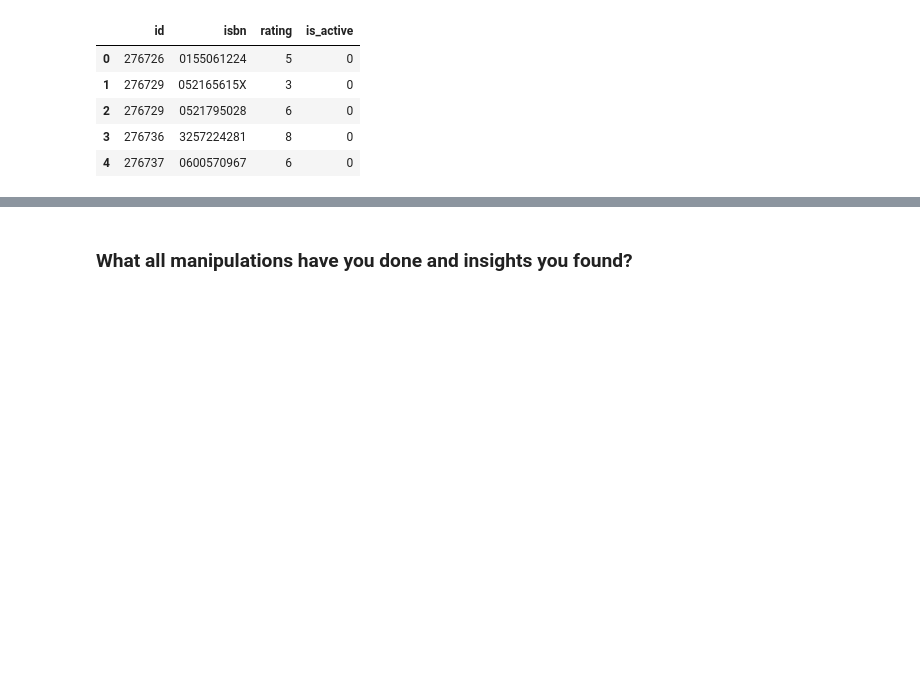
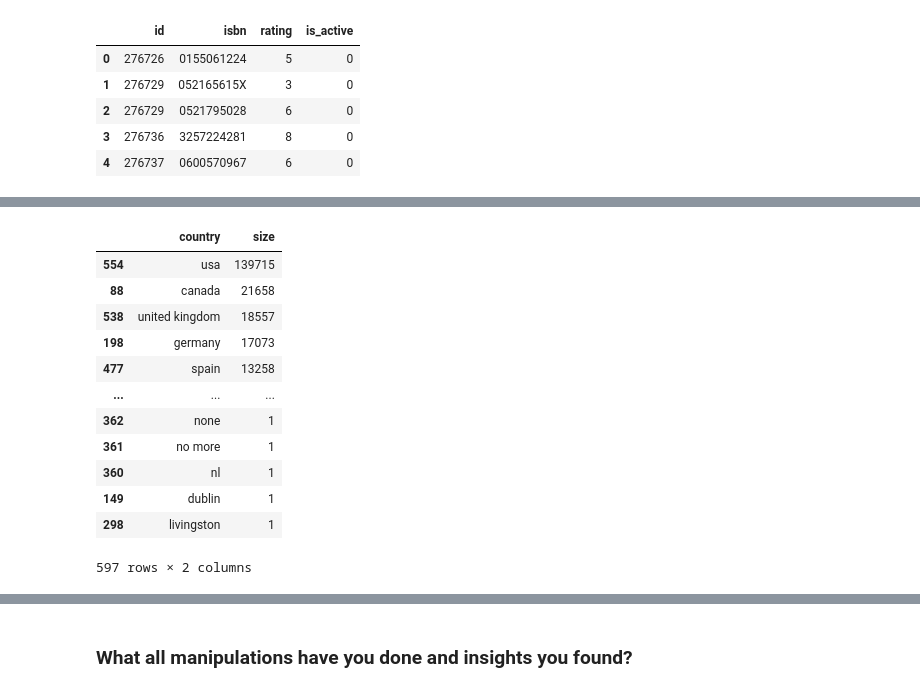
Before and after one commit to bisht-deepak/Capstone-Project-Recommendation-System, a Jupyter notebook: unsupervised-learning-book-recommendation-system.ipynb, the cells around one changed output, grey strips where cells are left out. Drawn from its saved outputs; the diff is of its cells as text; code cells hidden in the pictures; blank space fills up the shorter version.

```diff
--- a/unsupervised-learning-book-recommendation-system.ipynb
+++ b/unsupervised-learning-book-recommendation-system.ipynb
@@ -459,0 +610,21 @@ tweaked_users_df.head()
+# %%
+(
+    tweaked_users_df
+    .groupby("country", as_index= False)
+    .size()
+    .sort_values("size", ascending= False)
+)
+# %% [output]
+|  | country | size |
+| 554 | usa | 139715 |
+| 88 | canada | 21658 |
+| 538 | united kingdom | 18557 |
+| 198 | germany | 17073 |
+| 477 | spain | 13258 |
+| ... | ... | ... |
+| 362 | none | 1 |
+| 361 | no more | 1 |
+| 360 | nl | 1 |
+| 149 | dublin | 1 |
+| 298 | livingston | 1 |
+597 rows × 2 columns
```
Also changed, not shown: parts of 60 cells of this notebook.
